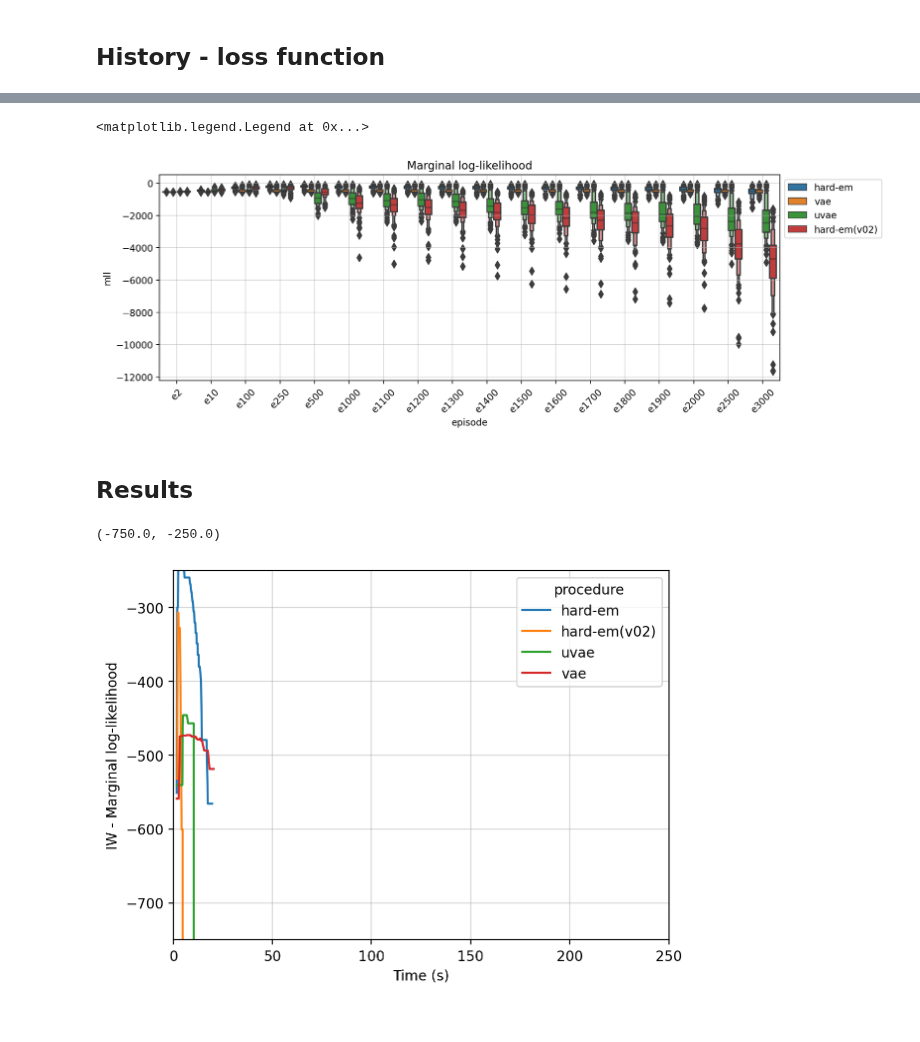
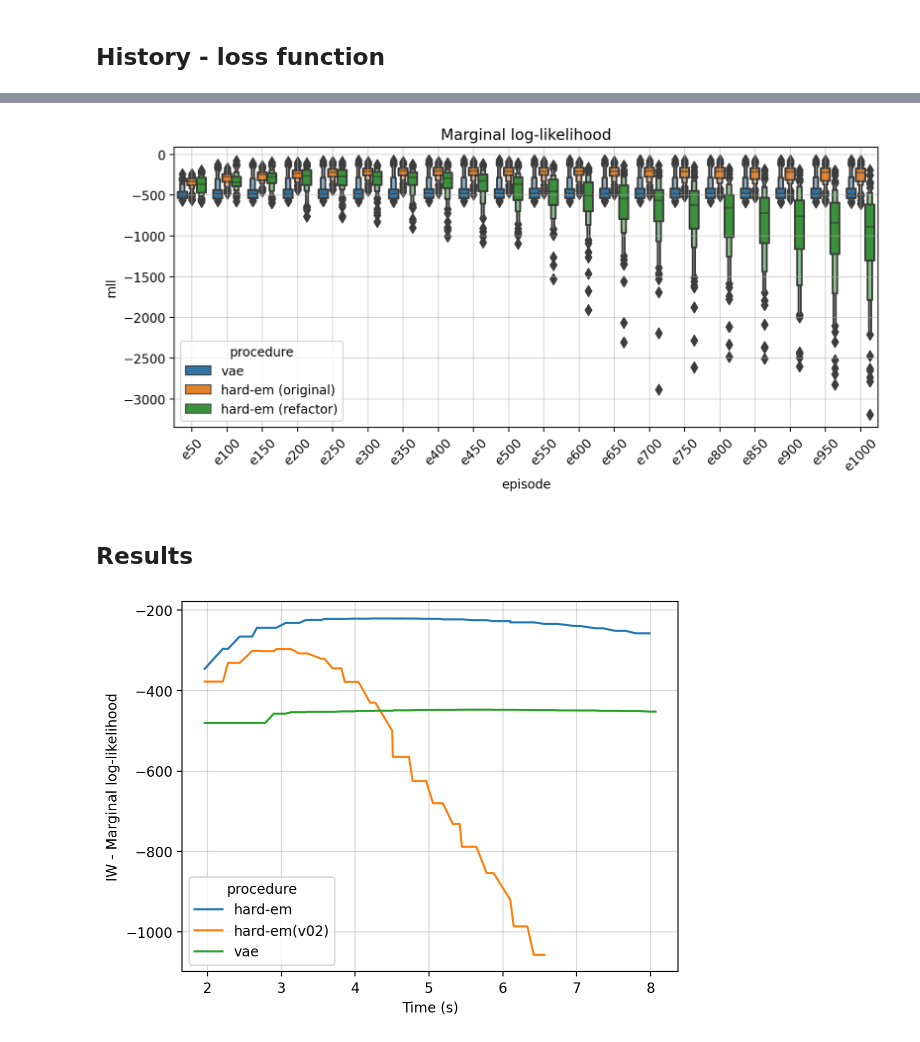
Before and after one commit to gerdm/hard-em-lvm, a Jupyter notebook: notebooks/17-unamortised-test.ipynb, the cells around one changed output, grey strips where cells are left out. Cells and saved outputs as stored; diff of their text form; code cells hidden in the pictures.

```diff
--- a/notebooks/17-unamortised-test.ipynb
+++ b/notebooks/17-unamortised-test.ipynb
@@ -27,7 +27,7 @@ import matplotlib.pyplot as plt
 %config InlineBackend.figure_format = "retina"
 # %%
 def build_mll_summary(res, procedure):
-    df_mll = pd.DataFrame(res["test"]).melt(var_name="episode", value_name="mll")
+    df_mll = pd.DataFrame(res["test"]["mll_epochs"]).melt(var_name="episode", value_name="mll")
     df_mll["procedure"] = procedure
 
     df_times = pd.DataFrame.from_dict({"times": res["train"]["times"]}, orient="index").T
@@ -186,12 +211,6 @@ class GaussEncoder(nn.Module):
         self.mu = self.param("mu", self.normal_init, (self.dim_latent,))
         self.logvar_diag = self.param("logvar_diag", self.normal_init, (self.dim_latent,))
 
-    def sample_proposal(self, key, num_samples):
-        std = jnp.exp(self.logvar_diag / 2)
-        eps = jax.random.normal(key, (num_samples, self.dim_latent))
-        z = self.mu[None, ...] + jnp.einsum("d,...d->...d", std, eps)
-        return z
-
     def __call__(self, _):
         """
         Input x (_) is a dummy variable
@@ -201,7 +220,7 @@ class GaussEncoder(nn.Module):
 ## Setup
 # %%
 batch_size = 200
-key = jax.random.PRNGKey(3141)
+key = jax.random.PRNGKey(314)
 warmup, test = hlax.datasets.load_fashion_mnist(n_train=1_000, n_test=100, normalize=False)
 X_warmup = warmup[0].round()
 X_test = test[0].round()
@@ -235,5 +254,9 @@ dim_latent = 50
     num_is_samples = 10
 # %%
 config["train"]["learning_rate"] = 1e-4
+config["train"]["hard_em"]["num_its_latent"] = 5
+config["train"]["hard_em"]["num_its_params"] = 5
+config["train"]["num_epochs"] = 1000
+config["train"]["eval_epochs"] = list(range(0, 1000 + 50, 50))
 # %%
 model_decoder = Decoder(28 ** 2, dim_latent)
@@ -465,21 +518,20 @@ plt.grid(alpha=0.5)
 # %%
 df_uvae = build_mll_summary(res_uvae, "uvae")
 df_vae = build_mll_summary(res_vae, "vae")
-df_hem = build_mll_summary(res_hem, "hard-em")
-df_hemv02 = build_mll_summary(res_hemv02, "hard-em(v02)")
+df_hem = build_mll_summary(res_hem, "hard-em (original)")
+df_hemv02 = build_mll_summary(res_hemv02, "hard-em (refactor)")
 
-df_all = pd.concat([df_hem, df_vae, df_uvae, df_hemv02])
-# df_all = pd.concat([df_hem, df_vae, df_hemv02])
+# df_all = pd.concat([df_hem, df_vae, df_uvae, df_hemv02])
+df_all = pd.concat([df_vae, df_hem, df_hemv02])
 # df_all = pd.concat([df_hemv02, df_vae, df_uvae])
-fig, ax = plt.subplots(figsize=(12, 4))
+fig, ax = plt.subplots(figsize=(10, 4))
 sns.boxenplot(x="episode", y="mll", hue="procedure", data=df_all)
 plt.title("Marginal log-likelihood")
 plt.xticks(rotation=45)
 plt.grid(alpha=0.5)
-plt.legend(bbox_to_anchor=(1.0, 1.0))
+# plt.legend(bbox_to_anchor=(1.0, 1.0))
 # %% [output]
-<matplotlib.legend.Legend at 0x...>
-[figure, old version]
+[figure, new version]
 # %% [markdown]
 ## Results
 # %%
@@ -487,8 +539,5 @@ df_all.pivot_table(index="times", columns="procedure", values="mll").bfill().plo
 plt.ylabel("IW - Marginal log-likelihood")
 plt.xlabel("Time (s)")
 plt.grid(alpha=0.5)
-plt.xlim(0, 250)
-plt.ylim(-750, -250)
 # %% [output]
-(-750.0, -250.0)
-[figure, old version]
+[figure, new version]
```
Also changed, not shown: parts of 19 cells of this notebook.
